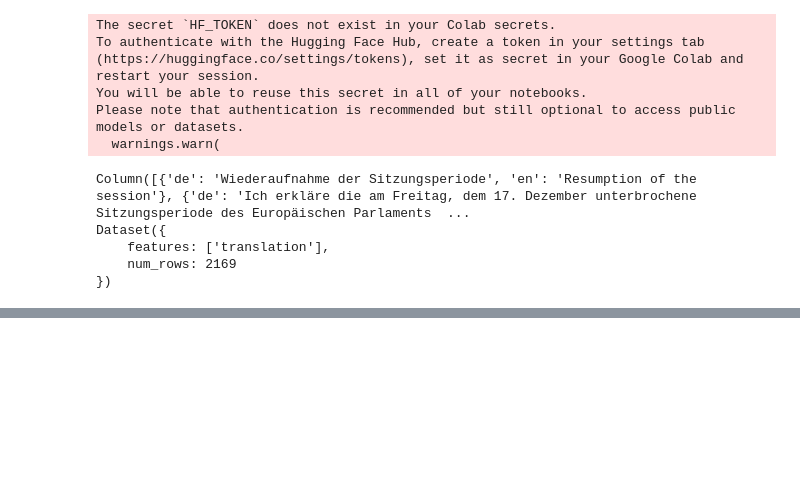
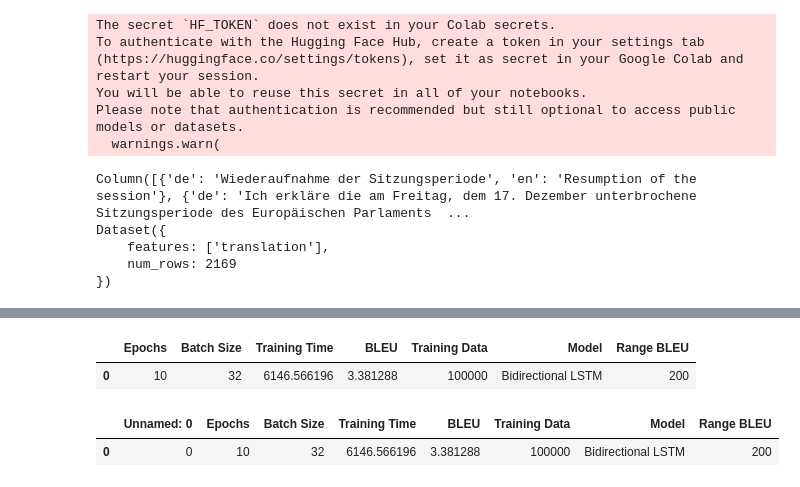
Before and after one commit to darrickpang/Email, a Jupyter notebook: NMT_project_Darrick_Pang_original.ipynb, the cells around one changed output, grey strips where cells are left out. Cells and saved outputs as stored; diff of their text form; code cells hidden in the pictures; blank space fills up the shorter version.

```diff
--- a/NMT_project_Darrick_Pang_original.ipynb
+++ b/NMT_project_Darrick_Pang_original.ipynb
@@ -225,0 +256,6 @@ BLEU score: 6.34
+# %%
+df = pd.DataFrame(results)
+df
+# %% [output]
+|  | Epochs | Batch Size | Training Time | BLEU | Training Data | Model | Range BLEU |
+| 0 | 10 | 32 | 6146.566196 | 3.381288 | 100000 | Bidirectional LSTM | 200 |
@@ -226,3 +264,9 @@ BLEU score: 6.34
+# %%
+df = pd.read_excel('NMT_output_Darrick_Pang.xlsx')
+df
+# %% [output]
+|  | Unnamed: 0 | Epochs | Batch Size | Training Time | BLEU | Training Data | Model | Range BLEU |
+| 0 | 0 | 10 | 32 | 6146.566196 | 3.381288 | 100000 | Bidirectional LSTM | 200 |
 # %%
 import nbformat
 
```
Also changed, not shown: parts of 8 cells of this notebook.
